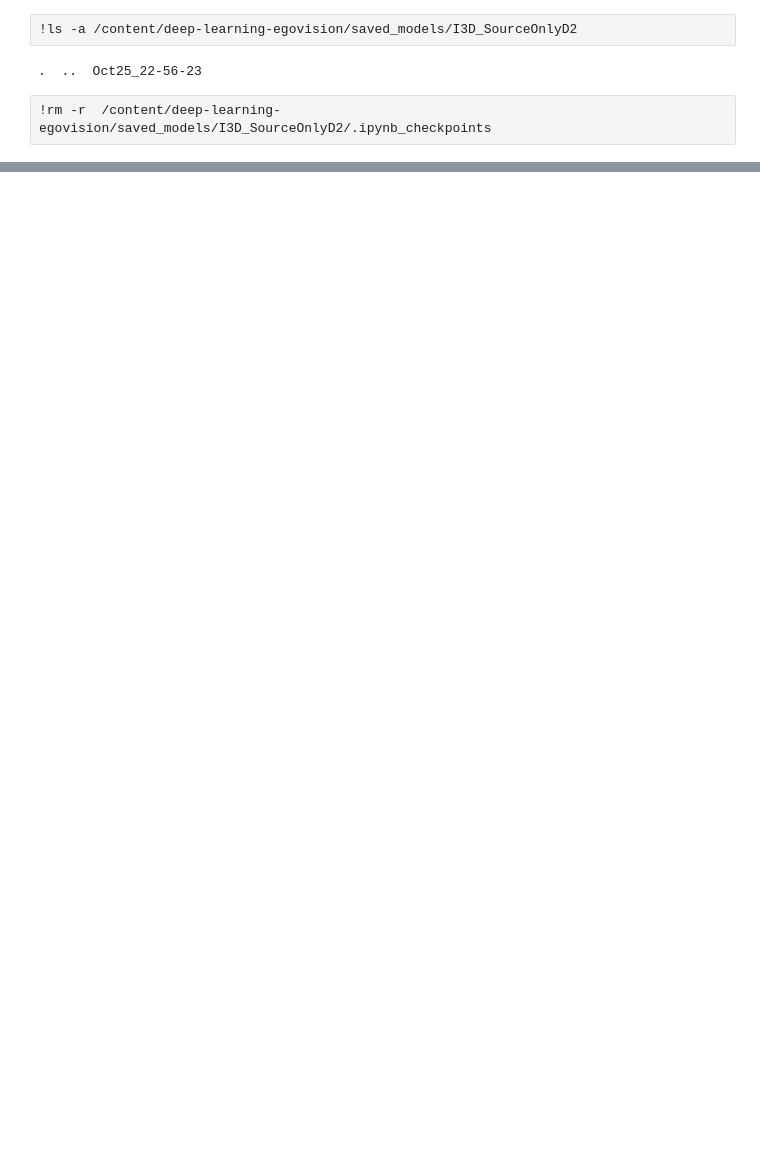
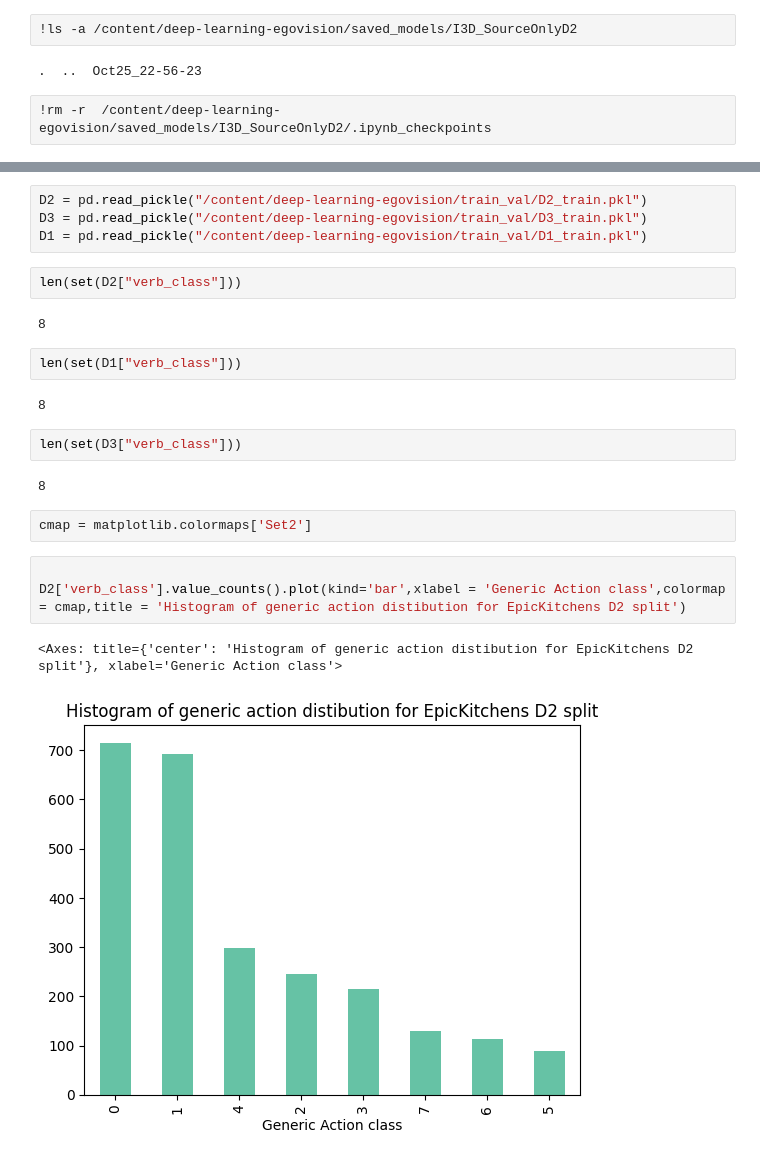
Before and after one commit to angrytako/deep-learning-egovision, a Jupyter notebook: main_project_temp.ipynb, the cells around one changed output, grey strips where cells are left out. Saved outputs shown, nothing was run; the diff lists cells and outputs as text; blank space fills up the shorter version.

```diff
--- a/main_project_temp.ipynb
+++ b/main_project_temp.ipynb
@@ -224,0 +327,24 @@ Already up to date.
+# %%
+D2 = pd.read_pickle("/content/deep-learning-egovision/train_val/D2_train.pkl")
+D3 = pd.read_pickle("/content/deep-learning-egovision/train_val/D3_train.pkl")
+D1 = pd.read_pickle("/content/deep-learning-egovision/train_val/D1_train.pkl")
+# %%
+len(set(D2["verb_class"]))
+# %% [output]
+8
+# %%
+len(set(D1["verb_class"]))
+# %% [output]
+8
+# %%
+len(set(D3["verb_class"]))
+# %% [output]
+8
+# %%
+cmap = matplotlib.colormaps['Set2']
+# %%
+
+D2['verb_class'].value_counts().plot(kind='bar',xlabel = 'Generic Action class',colormap = cmap,title = 'Histogram of generic action distibution for EpicKitchens D2 split')
+# %% [output]
+<Axes: title={'center': 'Histogram of generic action distibution for EpicKitchens D2 split'}, xlabel='Generic Action class'>
+[figure, added]
```
Also changed, not shown: parts of 58 cells of this notebook.
